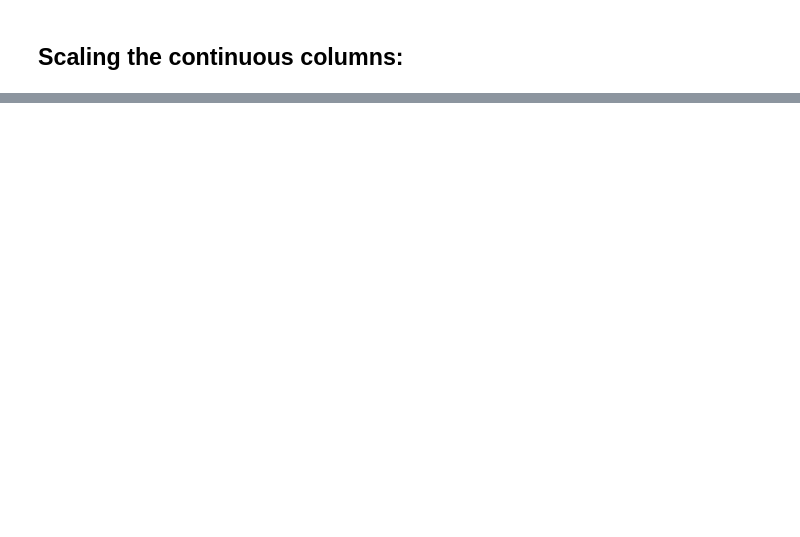
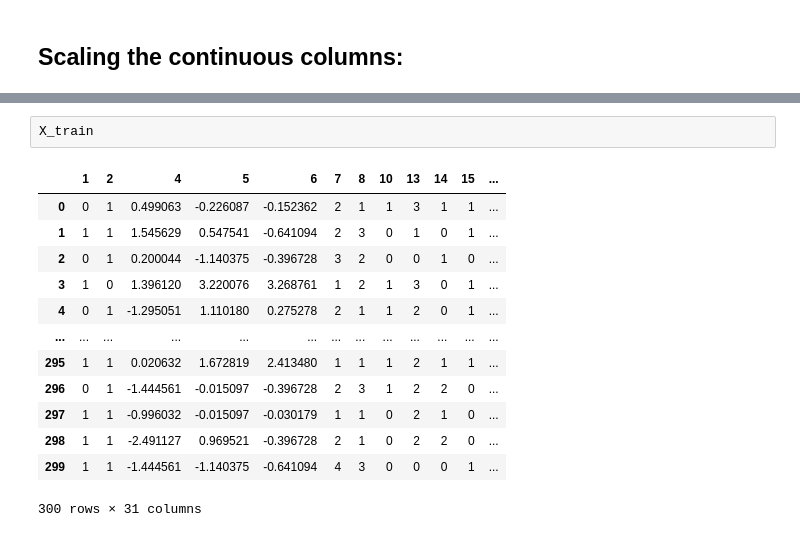
Before and after one commit to piotr-druzdzel/Horse-Colic-KNN-Imputation, a Jupyter notebook: KNN-Imputation.ipynb, the cells around one changed output, grey strips where cells are left out. Drawn from its saved outputs; the diff is of its cells as text; blank space fills up the shorter version.

```diff
--- a/KNN-Imputation.ipynb
+++ b/KNN-Imputation.ipynb
@@ -781,0 +848,16 @@ continuous_columns
+# %%
+X_train
+# %% [output]
+|  | 1 | 2 | 4 | 5 | 6 | 7 | 8 | 10 | 13 | 14 | 15 | ... |
+| 0 | 0 | 1 | 0.499063 | -0.226087 | -0.152362 | 2 | 1 | 1 | 3 | 1 | 1 | ... |
+| 1 | 1 | 1 | 1.545629 | 0.547541 | -0.641094 | 2 | 3 | 0 | 1 | 0 | 1 | ... |
+| 2 | 0 | 1 | 0.200044 | -1.140375 | -0.396728 | 3 | 2 | 0 | 0 | 1 | 0 | ... |
+| 3 | 1 | 0 | 1.396120 | 3.220076 | 3.268761 | 1 | 2 | 1 | 3 | 0 | 1 | ... |
+| 4 | 0 | 1 | -1.295051 | 1.110180 | 0.275278 | 2 | 1 | 1 | 2 | 0 | 1 | ... |
+| ... | ... | ... | ... | ... | ... | ... | ... | ... | ... | ... | ... | ... |
+| 295 | 1 | 1 | 0.020632 | 1.672819 | 2.413480 | 1 | 1 | 1 | 2 | 1 | 1 | ... |
+| 296 | 0 | 1 | -1.444561 | -0.015097 | -0.396728 | 2 | 3 | 1 | 2 | 2 | 0 | ... |
+| 297 | 1 | 1 | -0.996032 | -0.015097 | -0.030179 | 1 | 1 | 0 | 2 | 1 | 0 | ... |
+| 298 | 1 | 1 | -2.491127 | 0.969521 | -0.396728 | 2 | 1 | 0 | 2 | 2 | 0 | ... |
+| 299 | 1 | 1 | -1.444561 | -1.140375 | -0.641094 | 4 | 3 | 0 | 0 | 0 | 1 | ... |
+300 rows × 31 columns
```
Also changed, not shown: parts of 16 cells of this notebook.
